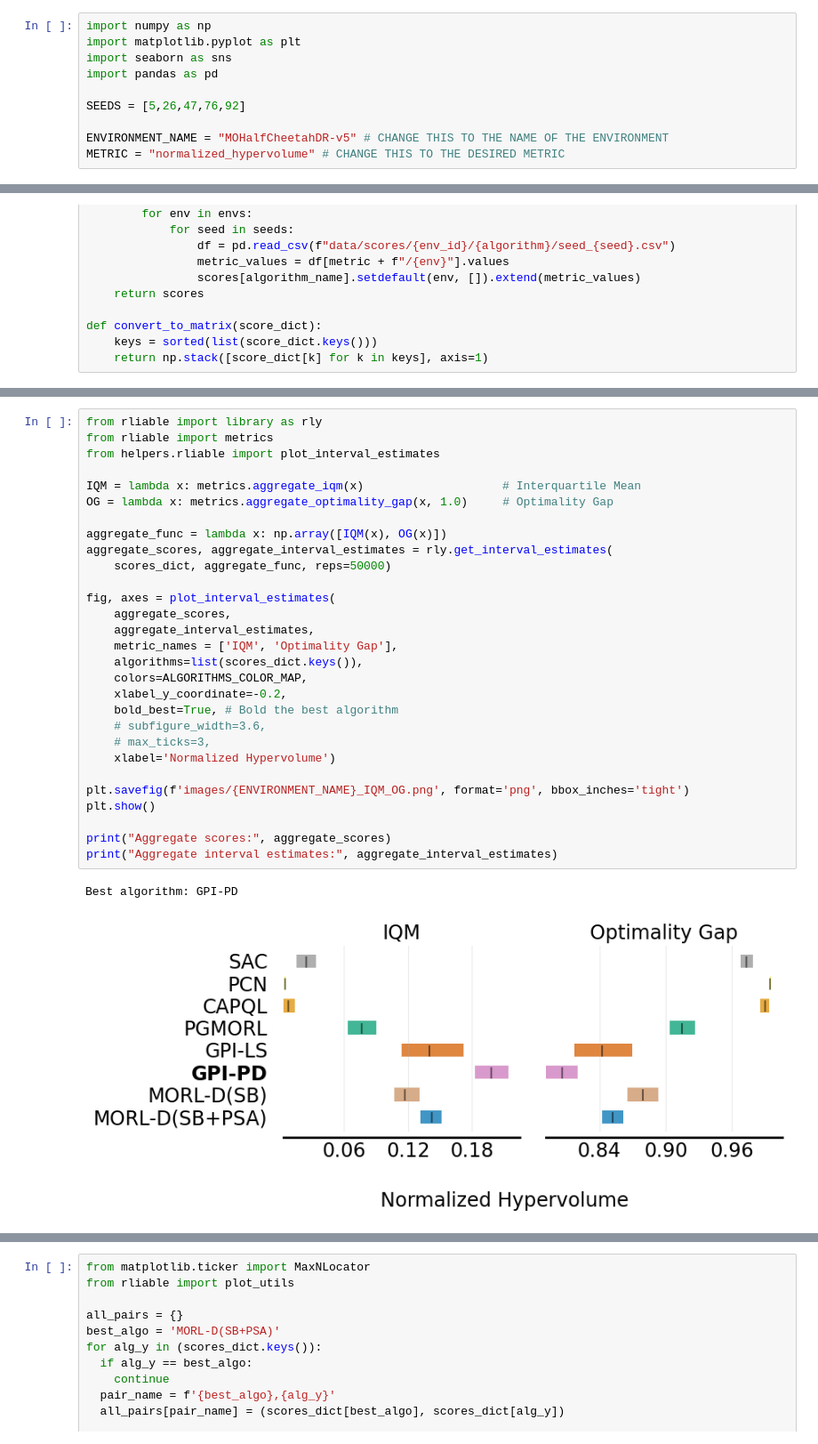
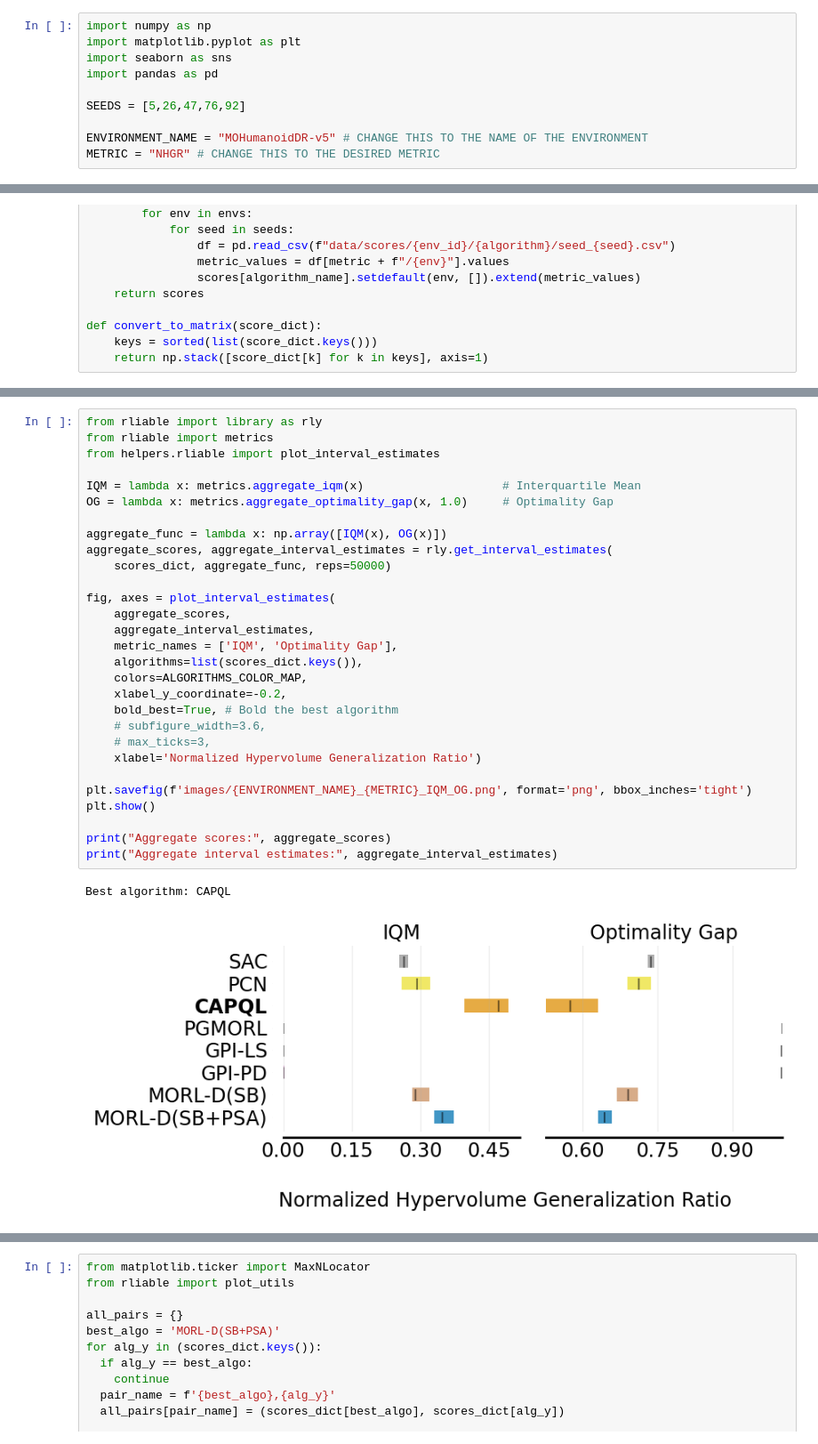
Before and after one commit to M-rzyh/Jayden_Benchmark, a Jupyter notebook: experiments/plotting/plot_rliable.ipynb, the cells around one changed output, grey strips where cells are left out. Shown: that part at 89% size. Saved outputs shown, nothing was run; the diff lists cells and outputs as text.

Commit message:
add nhgr calculation

```diff
--- a/experiments/plotting/plot_rliable.ipynb
+++ b/experiments/plotting/plot_rliable.ipynb
@@ -6,8 +6,8 @@ import pandas as pd
 
 SEEDS = [5,26,47,76,92]
 
-ENVIRONMENT_NAME = "MOHalfCheetahDR-v5" # CHANGE THIS TO THE NAME OF THE ENVIRONMENT
-METRIC = "normalized_hypervolume" # CHANGE THIS TO THE DESIRED METRIC
+ENVIRONMENT_NAME = "MOHumanoidDR-v5" # CHANGE THIS TO THE NAME OF THE ENVIRONMENT
+METRIC = "NHGR" # CHANGE THIS TO THE DESIRED METRIC
 # %%
 ALGORITHMS = ['MORL-D(MOSAC)-SB+PSA', 'MORL-D(MOSAC)-SB', 'GPI-PD Continuous Action', 'GPI-LS Continuous Action', 'PGMORL', 'CAPQL', 'PCN continuous action', 'SAC Continuous Action']
 ENVIRONMENTS = {
@@ -81,32 +81,32 @@ scores_dict
 # %%
 from rliable import library as rly
 from rliable import metrics
 from helpers.rliable import plot_interval_estimates
 
 IQM = lambda x: metrics.aggregate_iqm(x)                    # Interquartile Mean
 OG = lambda x: metrics.aggregate_optimality_gap(x, 1.0)     # Optimality Gap
 
 aggregate_func = lambda x: np.array([IQM(x), OG(x)])
 aggregate_scores, aggregate_interval_estimates = rly.get_interval_estimates(
     scores_dict, aggregate_func, reps=50000)
 
 fig, axes = plot_interval_estimates(
     aggregate_scores,
     aggregate_interval_estimates,
     metric_names = ['IQM', 'Optimality Gap'],
     algorithms=list(scores_dict.keys()),
     colors=ALGORITHMS_COLOR_MAP,
     xlabel_y_coordinate=-0.2,
     bold_best=True, # Bold the best algorithm
     # subfigure_width=3.6,
     # max_ticks=3,
-    xlabel='Normalized Hypervolume')
+    xlabel='Normalized Hypervolume Generalization Ratio')
 
-plt.savefig(f'images/{ENVIRONMENT_NAME}_IQM_OG.png', format='png', bbox_inches='tight')
+plt.savefig(f'images/{ENVIRONMENT_NAME}_{METRIC}_IQM_OG.png', format='png', bbox_inches='tight')
 plt.show()
 
 print("Aggregate scores:", aggregate_scores)
 print("Aggregate interval estimates:", aggregate_interval_estimates)
 # %% [output]
-Best algorithm: GPI-PD
+Best algorithm: CAPQL
-[figure, old version]
+[figure, new version]
```
Also changed, not shown: parts of 2 cells of this notebook, 2 other files.
